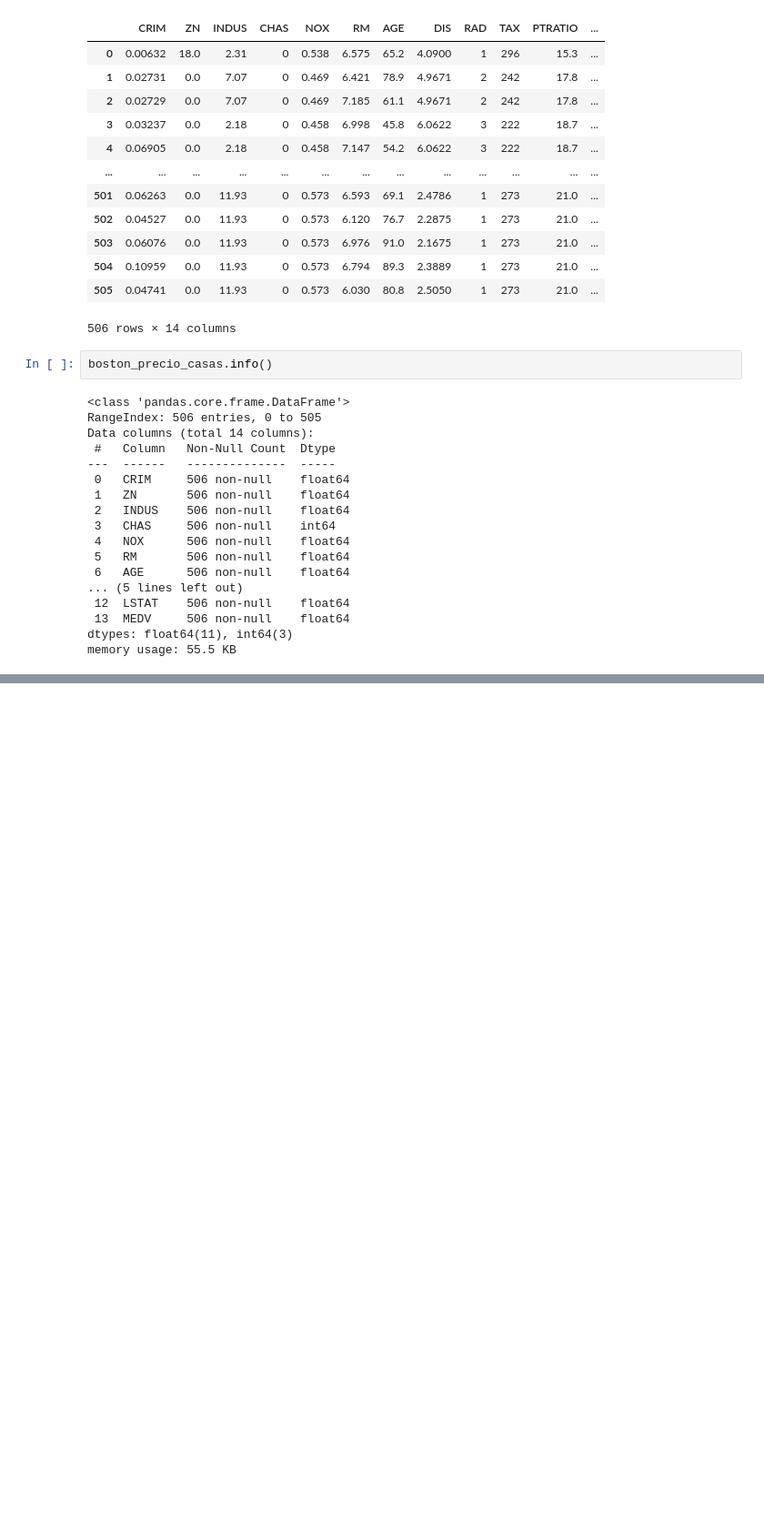
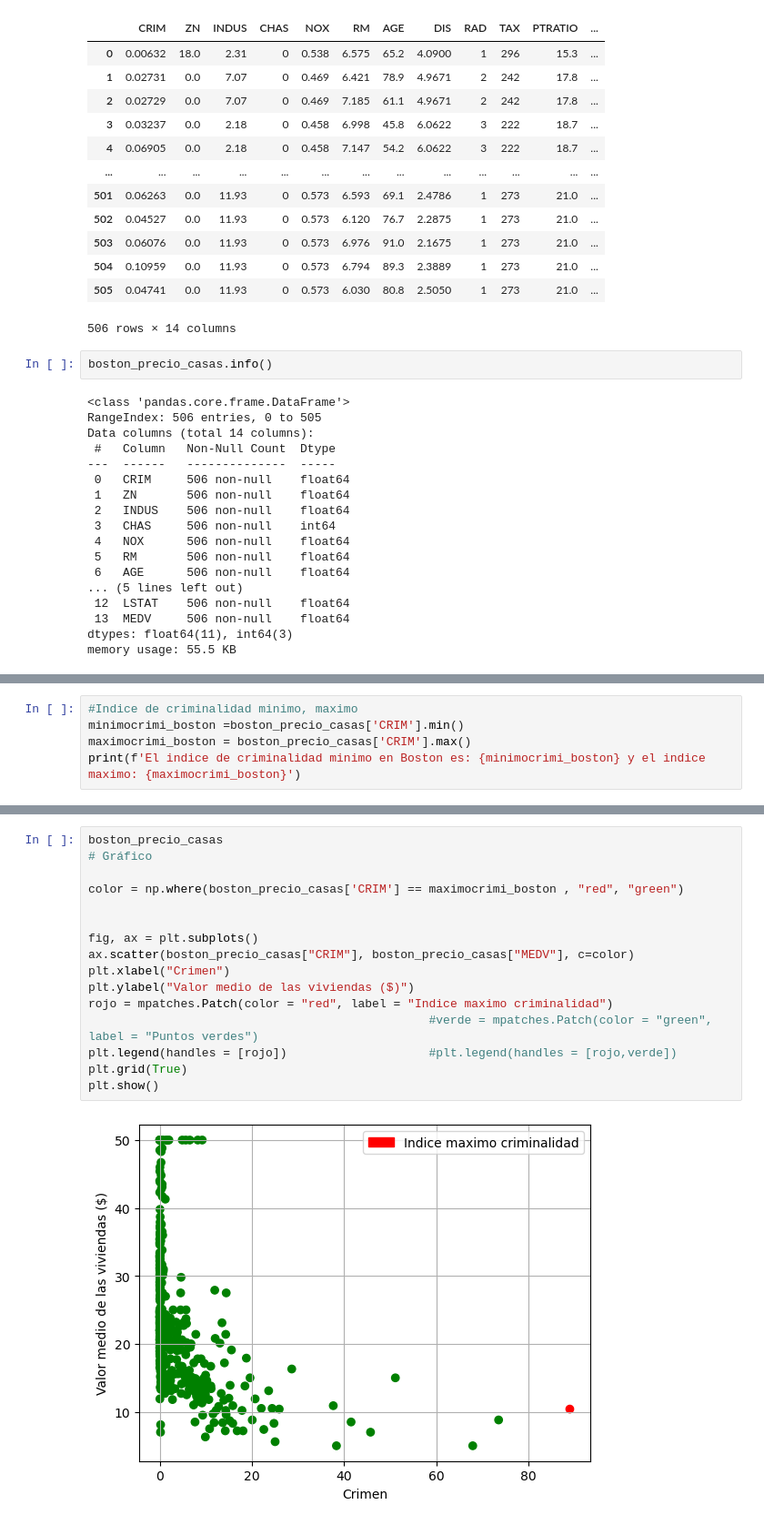
Before and after one commit to FlorDRamirez/EjercicioBoston1, a Jupyter notebook: boston.ipynb, the cells around one changed output, grey strips where cells are left out. Shown: that part at 91% size. Saved outputs shown, nothing was run; the diff lists cells and outputs as text; blank space fills up the shorter version.

```diff
--- a/boston.ipynb
+++ b/boston.ipynb
@@ -111,0 +78,5 @@ plt.xticks(rotation=45);
+# %%
+#Indice de criminalidad minimo, maximo
+minimocrimi_boston =boston_precio_casas['CRIM'].min()
+maximocrimi_boston = boston_precio_casas['CRIM'].max()
+print(f'El indice de criminalidad minimo en Boston es: {minimocrimi_boston} y el indice maximo: {maximocrimi_boston}')
@@ -111,0 +92,18 @@ plt.xticks(rotation=45);
+# %%
+boston_precio_casas
+# Gráfico
+
+color = np.where(boston_precio_casas['CRIM'] == maximocrimi_boston , "red", "green")
+
+
+fig, ax = plt.subplots()
+ax.scatter(boston_precio_casas["CRIM"], boston_precio_casas["MEDV"], c=color)
+plt.xlabel("Crimen")
+plt.ylabel("Valor medio de las viviendas ($)")
+rojo = mpatches.Patch(color = "red", label = "Indice maximo criminalidad")
+                                                #verde = mpatches.Patch(color = "green", label = "Puntos verdes")
+plt.legend(handles = [rojo])                    #plt.legend(handles = [rojo,verde])
+plt.grid(True)
+plt.show()
+# %% [output]
+[figure, added]
```
Also changed, not shown: parts of 11 cells of this notebook.
